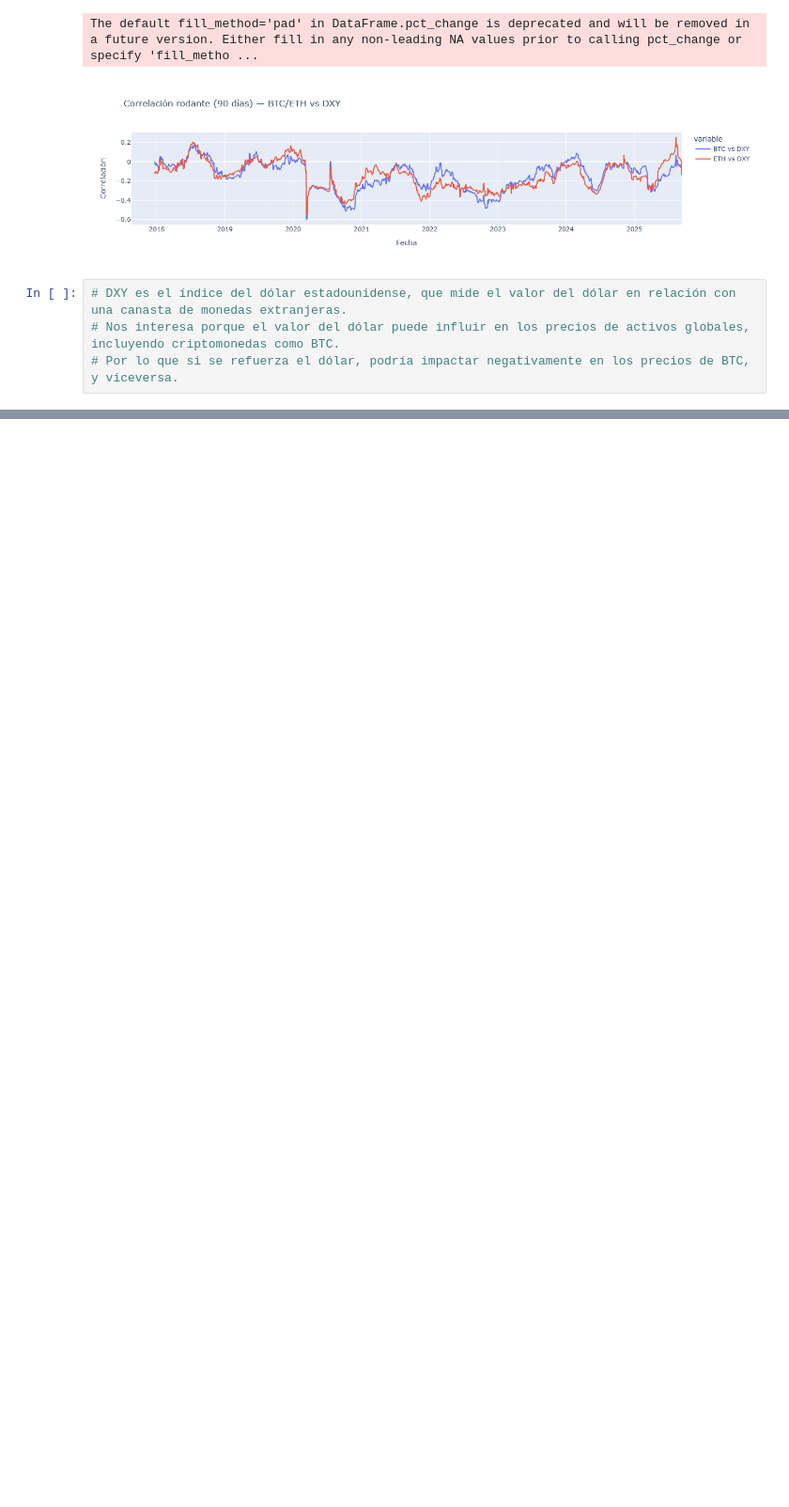
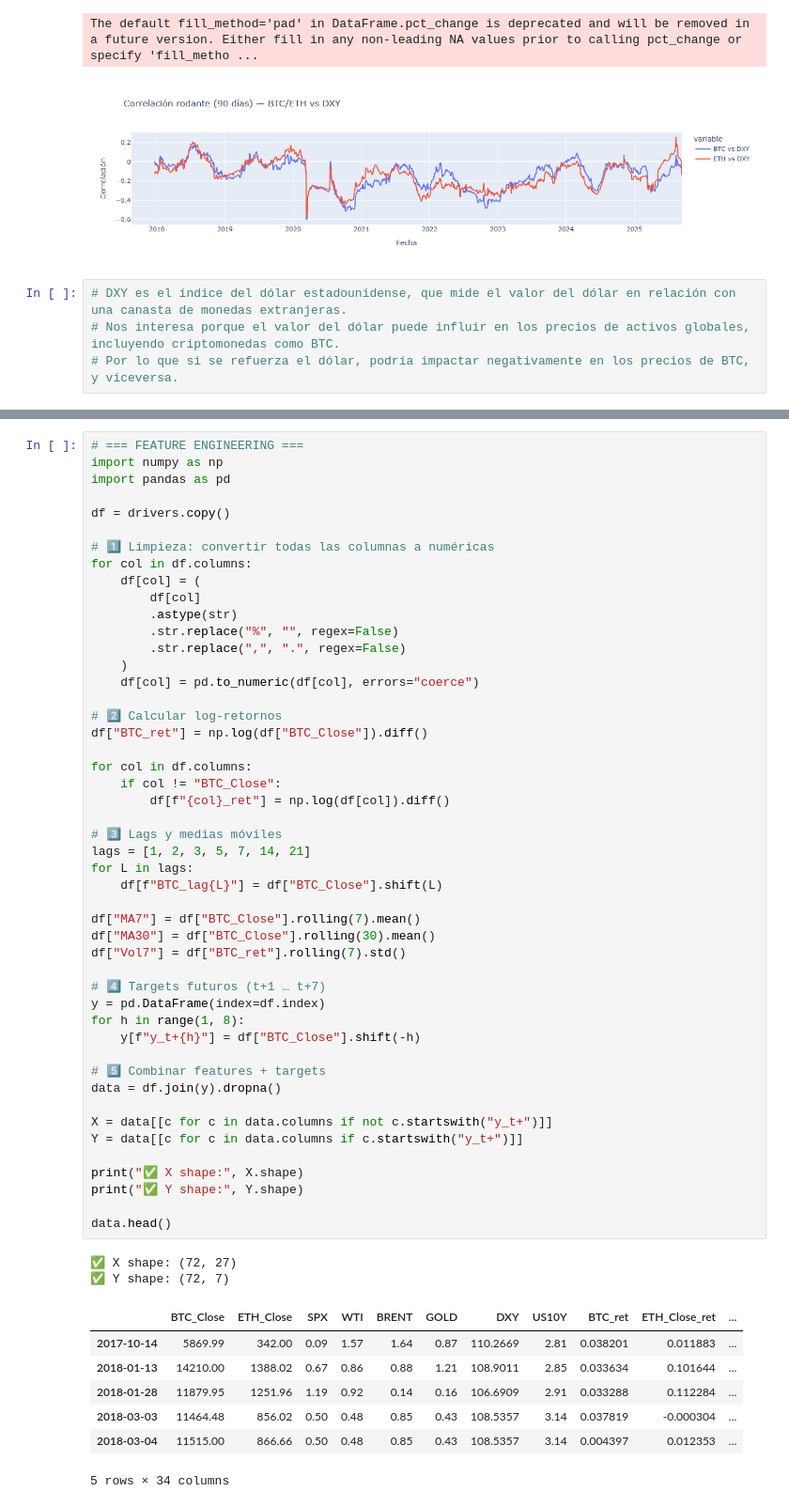
Before and after one commit to mijaelsegura03/ML_Bitcoin, a Jupyter notebook: EDA-2/TP ML.ipynb, the cells around one changed output, grey strips where cells are left out. Shown at 94% size. Drawn from its saved outputs; the diff is of its cells as text; blank space fills up the shorter version.

```diff
--- a/EDA-2/TP ML.ipynb
+++ b/EDA-2/TP ML.ipynb
@@ -487,0 +554,58 @@ The default fill_method='pad' in DataFrame.pct_change is deprecated and will be
+# %%
+# === FEATURE ENGINEERING ===
+import numpy as np
+import pandas as pd
+
+df = drivers.copy()
+
+# 1️⃣ Limpieza: convertir todas las columnas a numéricas
+for col in df.columns:
+    df[col] = (
+        df[col]
+        .astype(str)
+        .str.replace("%", "", regex=False)
+        .str.replace(",", ".", regex=False)
+    )
+    df[col] = pd.to_numeric(df[col], errors="coerce")
+
+# 2️⃣ Calcular log-retornos
+df["BTC_ret"] = np.log(df["BTC_Close"]).diff()
+
+for col in df.columns:
+    if col != "BTC_Close":
+        df[f"{col}_ret"] = np.log(df[col]).diff()
+
+# 3️⃣ Lags y medias móviles
+lags = [1, 2, 3, 5, 7, 14, 21]
+for L in lags:
+    df[f"BTC_lag{L}"] = df["BTC_Close"].shift(L)
+
+df["MA7"] = df["BTC_Close"].rolling(7).mean()
+df["MA30"] = df["BTC_Close"].rolling(30).mean()
+df["Vol7"] = df["BTC_ret"].rolling(7).std()
+
+# 4️⃣ Targets futuros (t+1 … t+7)
+y = pd.DataFrame(index=df.index)
+for h in range(1, 8):
+    y[f"y_t+{h}"] = df["BTC_Close"].shift(-h)
+
+# 5️⃣ Combinar features + targets
+data = df.join(y).dropna()
+
+X = data[[c for c in data.columns if not c.startswith("y_t+")]]
+Y = data[[c for c in data.columns if c.startswith("y_t+")]]
+
+print("✅ X shape:", X.shape)
+print("✅ Y shape:", Y.shape)
+
+data.head()
+# %% [output]
+✅ X shape: (72, 27)
+✅ Y shape: (72, 7)
+|  | BTC_Close | ETH_Close | SPX | WTI | BRENT | GOLD | DXY | US10Y | BTC_ret | ETH_Close_ret | ... |
+| 2017-10-14 | 5869.99 | 342.00 | 0.09 | 1.57 | 1.64 | 0.87 | 110.2669 | 2.81 | 0.038201 | 0.011883 | ... |
+| 2018-01-13 | 14210.00 | 1388.02 | 0.67 | 0.86 | 0.88 | 1.21 | 108.9011 | 2.85 | 0.033634 | 0.101644 | ... |
+| 2018-01-28 | 11879.95 | 1251.96 | 1.19 | 0.92 | 0.14 | 0.16 | 106.6909 | 2.91 | 0.033288 | 0.112284 | ... |
+| 2018-03-03 | 11464.48 | 856.02 | 0.50 | 0.48 | 0.85 | 0.43 | 108.5357 | 3.14 | 0.037819 | -0.000304 | ... |
+| 2018-03-04 | 11515.00 | 866.66 | 0.50 | 0.48 | 0.85 | 0.43 | 108.5357 | 3.14 | 0.004397 | 0.012353 | ... |
+5 rows × 34 columns
```
Also changed, not shown: parts of 2 cells of this notebook.
